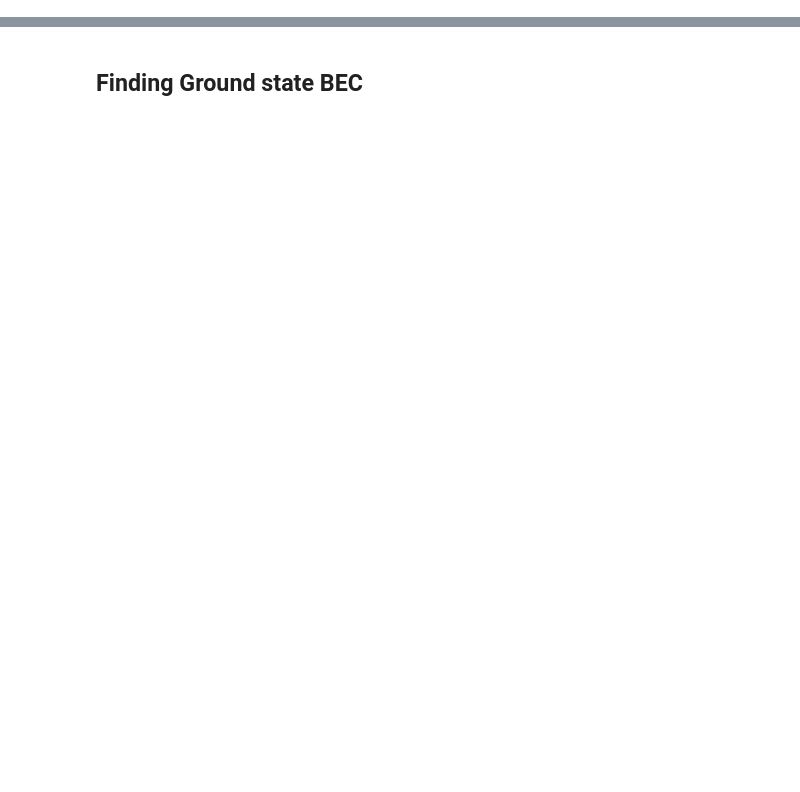
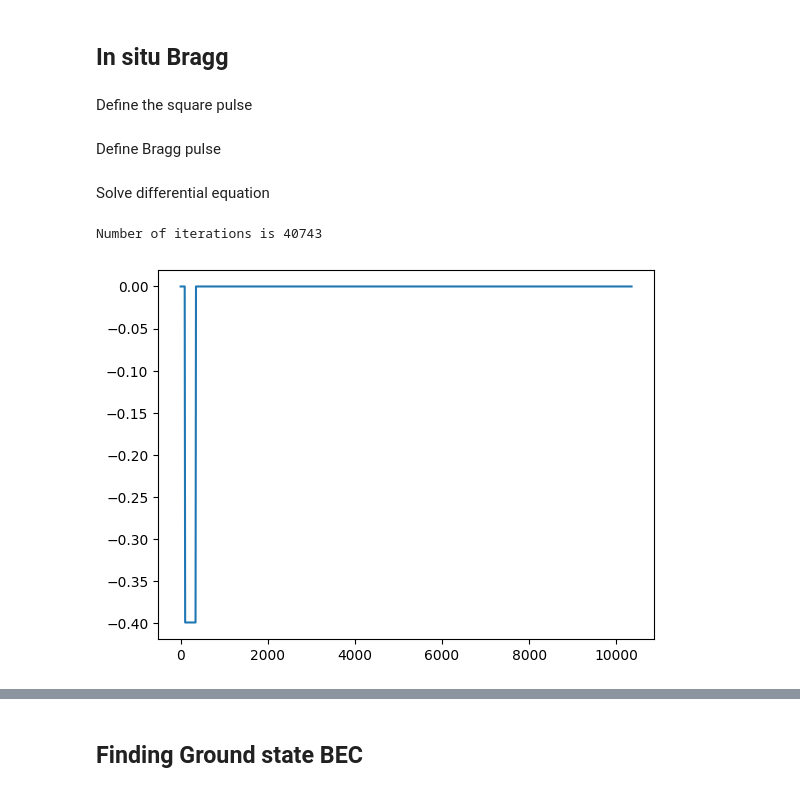
Before and after one commit to quantumatomoptic/heliumtools, a Jupyter notebook: heliumtools/simulation/GPE/test.ipynb, the cells around one changed output, grey strips where cells are left out. Drawn from its saved outputs; the diff is of its cells as text; code cells hidden in the pictures; blank space fills up the shorter version.

```diff
--- a/heliumtools/simulation/GPE/test.ipynb
+++ b/heliumtools/simulation/GPE/test.ipynb
@@ -2,0 +193,56 @@
+# %% [markdown]
+## In situ Bragg
+# %% [markdown]
+Define the square pulse
+# %%
+def SquarePulse(depth,t0,t1):
+    """Implements a Square pulse
+    Args:
+        v0 (float): Depth of lattice potential
+        t0 (float): The beggining of the pulse
+        tf (float): The end of the pulse
+
+    Returns:
+        float: The value of the pulse at time :math:`t`
+        """
+    return lambda t: depth if (t >= t0)*(t <= t1)  else 0.0
+
+def PulsePhase(detuning):
+    """ implements the phase of the square pulse
+    Args:
+        detuning (float): detuning of Bragg pulse """
+    return lambda t: 2*np.pi*detuning*t
+# %% [markdown]
+Define Bragg pulse
+# %%
+# define pulse duration
+duration = 5/2 * np.pi/np.abs(depthLatt)
+# beggining of pulse
+t0 = 100e-6
+
+# initialize pulse functions
+pulse = SquarePulse(depthLatt/omegaLatt,t0,t0 + duration)
+phase = PulsePhase(detuning = omegaLatt/(2*np.pi))
+
+# instanciate lattice potential
+lattice = potentials.Lattice(kLatt = kLatt , V0 =  pulse , phi = phase)
+# %% [markdown]
+Solve differential equation
+# %%
+# define calculation step
+step = 1/(50*omegaLatt)
+# define end of computation
+tFinal = t0 + duration + 10000e-6
+# compute number of iterations
+Nit = round(tFinal/step)
+
+print("Number of iterations is "+str(Nit))
+# %% [output]
+Number of iterations is 40743
+# %%
+t = np.linspace(0.0,tFinal,1000)
+temp = [pulse(ti) for ti in t]
+plt.plot(t*1e6,temp)
+plt.show()
+# %% [output]
+[figure, added]
```
Also changed, not shown: parts of 88 cells of this notebook, 10 other files.
